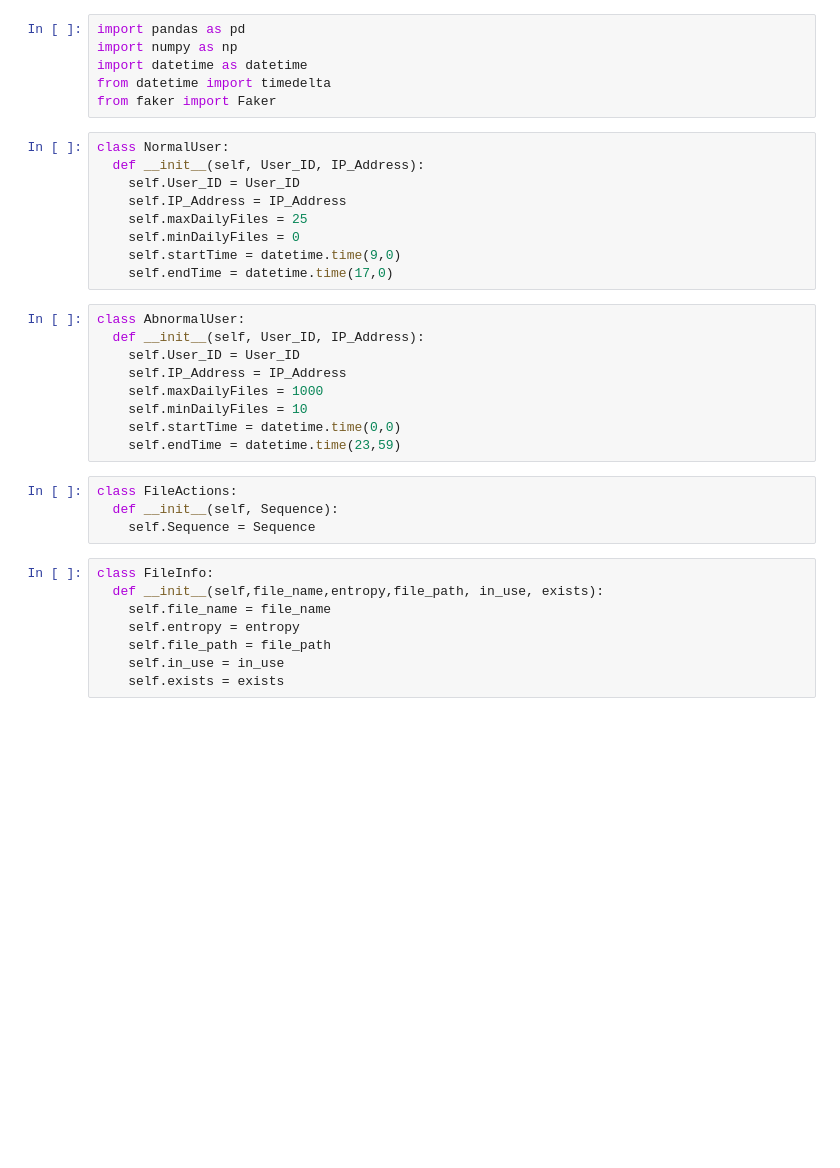
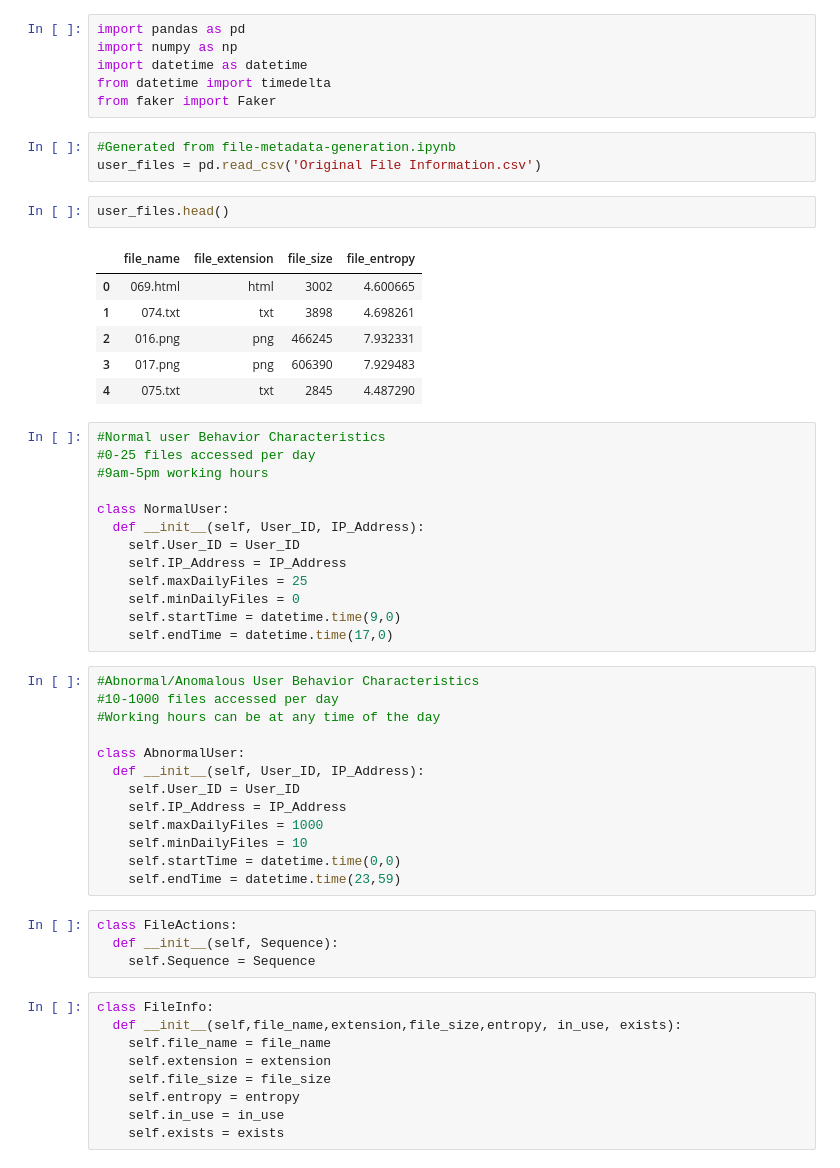
Before and after one commit to TanushreeYandra/ransomware_analysis, a Jupyter notebook: User Entity Generation.ipynb, the cells around one changed output. Cells and saved outputs as stored; diff of their text form; blank space fills up the shorter version.

```diff
--- a/User Entity Generation.ipynb
+++ b/User Entity Generation.ipynb
@@ -4,7 +4,23 @@ import numpy as np
 import datetime as datetime
 from datetime import timedelta
 from faker import Faker
+# %%
+#Generated from file-metadata-generation.ipynb
+user_files = pd.read_csv('Original File Information.csv')
+# %%
+user_files.head()
+# %% [output]
+|  | file_name | file_extension | file_size | file_entropy |
+| 0 | 069.html | html | 3002 | 4.600665 |
+| 1 | 074.txt | txt | 3898 | 4.698261 |
+| 2 | 016.png | png | 466245 | 7.932331 |
+| 3 | 017.png | png | 606390 | 7.929483 |
+| 4 | 075.txt | txt | 2845 | 4.487290 |
 # %%
+#Normal user Behavior Characteristics
+#0-25 files accessed per day
+#9am-5pm working hours
+
 class NormalUser:
   def __init__(self, User_ID, IP_Address):
     self.User_ID = User_ID
@@ -14,6 +30,10 @@ class NormalUser:
     self.startTime = datetime.time(9,0)
     self.endTime = datetime.time(17,0)
 # %%
+#Abnormal/Anomalous User Behavior Characteristics
+#10-1000 files accessed per day
+#Working hours can be at any time of the day
+
 class AbnormalUser:
   def __init__(self, User_ID, IP_Address):
     self.User_ID = User_ID
@@ -28,10 +48,11 @@ class FileActions:
     self.Sequence = Sequence
 # %%
 class FileInfo:
-  def __init__(self,file_name,entropy,file_path, in_use, exists):
+  def __init__(self,file_name,extension,file_size,entropy, in_use, exists):
     self.file_name = file_name
+    self.extension = extension
+    self.file_size = file_size
     self.entropy = entropy
-    self.file_path = file_path
     self.in_use = in_use
     self.exists = exists
 # %%
```
Also changed, not shown: parts of 16 cells of this notebook.
